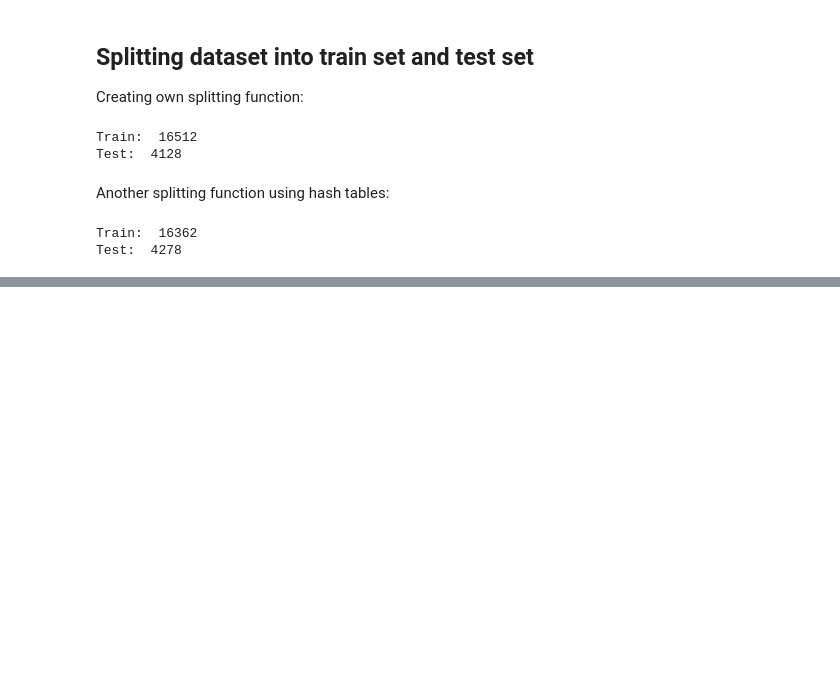
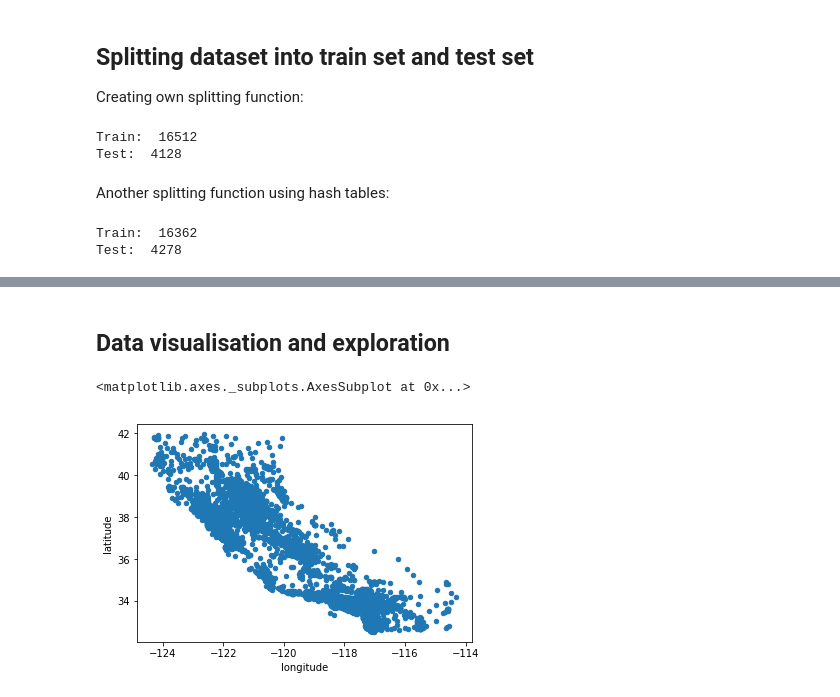
Before and after one commit to Nebizar/MachineLearning-NeuralNetworks, a Jupyter notebook: ML&NN(O'Reilly)/FirstProject/HousingPrices.ipynb, the cells around one changed output, grey strips where cells are left out. Saved outputs shown, nothing was run; the diff lists cells and outputs as text; code cells hidden in the pictures; blank space fills up the shorter version.

Commit message:
data exploration

```diff
--- a/ML&NN(O'Reilly)/FirstProject/HousingPrices.ipynb
+++ b/ML&NN(O'Reilly)/FirstProject/HousingPrices.ipynb
@@ -129,0 +155,16 @@ Test:  4278
+# %%
+from sklearn.model_selection import StratifiedShuffleSplit
+
+splitter = StratifiedShuffleSplit(n_splits = 1, test_size=0.2, random_state=42)
+for train_idx, test_idx in splitter.split(dataset, dataset["income_cat"]):
+    strat_train = dataset.loc[train_idx]
+    strat_test = dataset.loc[test_idx]
+
+print("Full dataset: ")
+print(dataset["income_cat"].value_counts() / len(dataset))
+
+print("\nTrain set: ")
+print(strat_train["income_cat"].value_counts() / len(strat_train))
+
+print("\nTest set: ")
+print(strat_test["income_cat"].value_counts() / len(strat_test))
@@ -129,0 +203,9 @@ Test:  4278
+# %% [markdown]
+## Data visualisation and exploration
+# %%
+data = strat_train.copy()
+
+data.plot(kind="scatter", x="longitude", y="latitude")
+# %% [output]
+<matplotlib.axes._subplots.AxesSubplot at 0x...>
+[figure, added]
```
Also changed, not shown: parts of 13 cells of this notebook.
